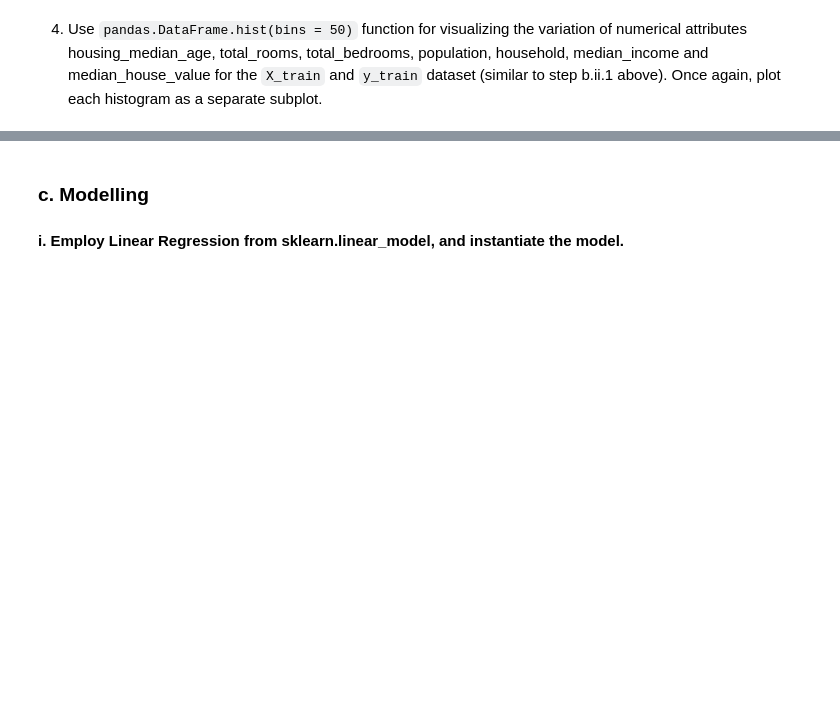
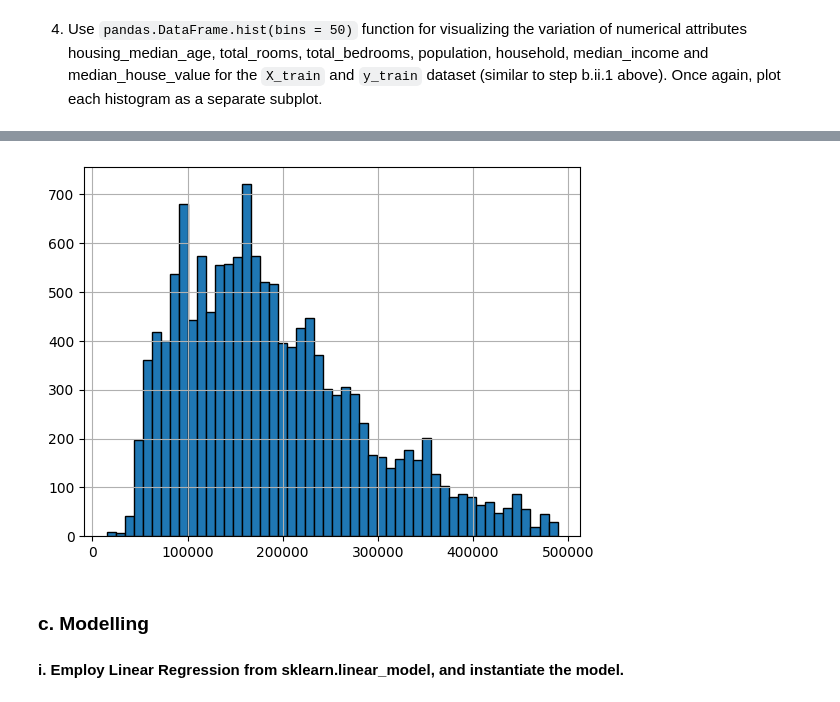
Before and after one commit to TRIPLE-A332/Stevens_IT-MS_in_CS, a Jupyter notebook: FALL_24/CS556_Mathematical_ML/HW/hw3/Q1/Q1.ipynb, the cells around one changed output, grey strips where cells are left out. Saved outputs shown, nothing was run; the diff lists cells and outputs as text; code cells hidden in the pictures; blank space fills up the shorter version.

```diff
--- a/FALL_24/CS556_Mathematical_ML/HW/hw3/Q1/Q1.ipynb
+++ b/FALL_24/CS556_Mathematical_ML/HW/hw3/Q1/Q1.ipynb
@@ -141,3 +209,8 @@ Henceforth, `X_train, y_train, X_test, y_test` will refer to the scaled data unl
+# %%
+y_train.hist(bins=50, edgecolor='black')
+plt.show()
+# %% [output]
+[figure, added]
 # %% [markdown]
 ### c. Modelling
 
```
Also changed, not shown: parts of 24 cells of this notebook.
